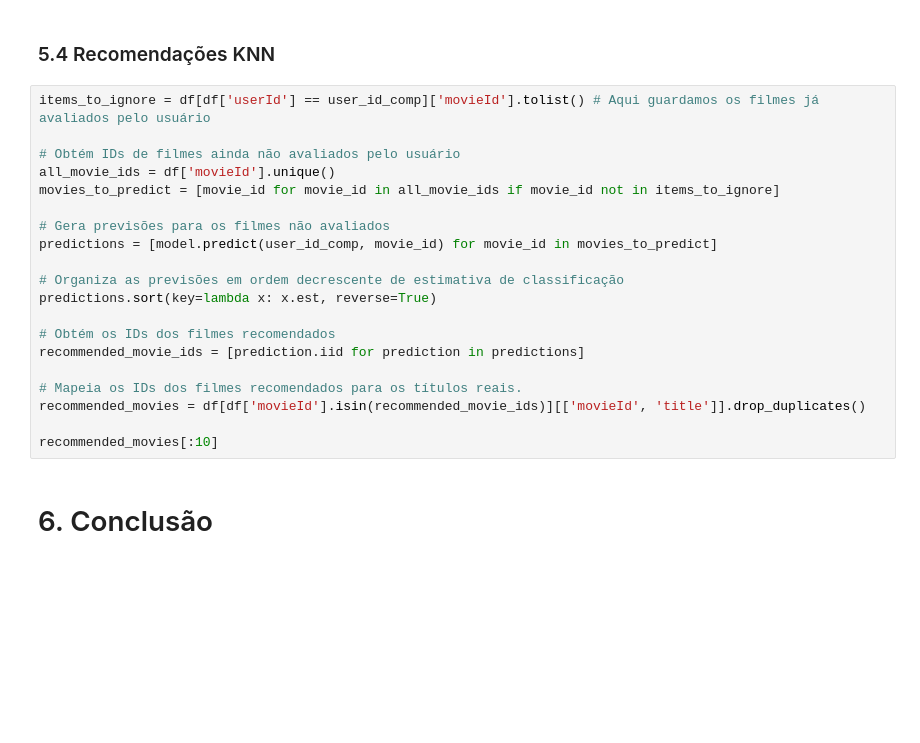
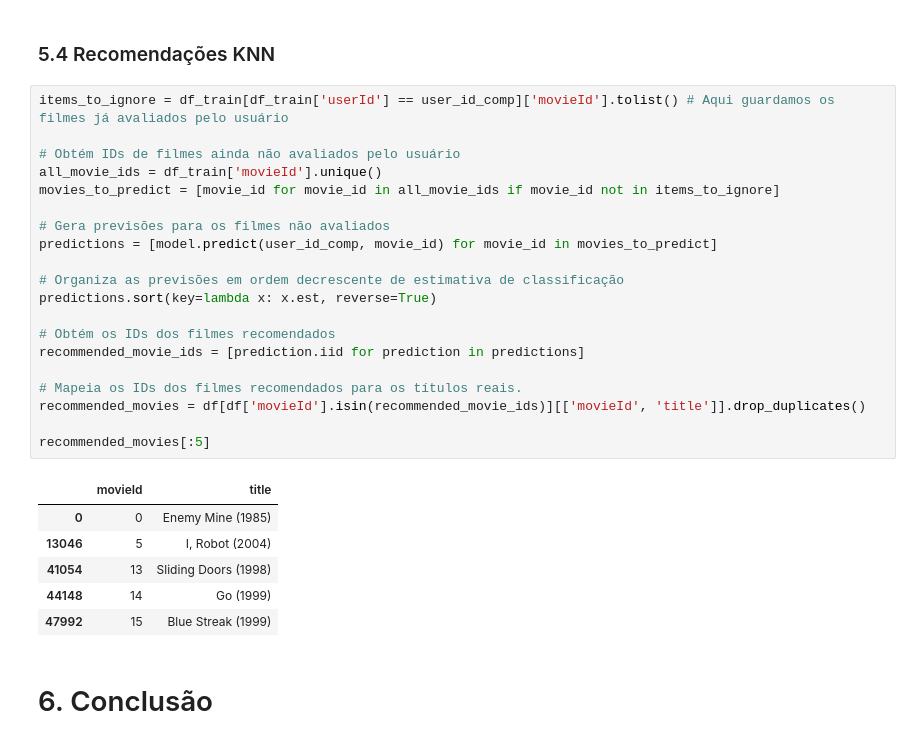
Before and after one commit to israelfs/Movies_Recommendation, a Jupyter notebook: IA_Baseline_e_Apriori.ipynb, the cells around one changed output. Saved outputs shown, nothing was run; the diff lists cells and outputs as text; blank space fills up the shorter version.

```diff
--- a/IA_Baseline_e_Apriori.ipynb
+++ b/IA_Baseline_e_Apriori.ipynb
@@ -880,25 +881,32 @@ df_apriori.head()
 # %% [markdown]
 ### 5.4 Recomendações KNN
 # %%
-items_to_ignore = df[df['userId'] == user_id_comp]['movieId'].tolist() # Aqui guardamos os filmes já avaliados pelo usuário
+items_to_ignore = df_train[df_train['userId'] == user_id_comp]['movieId'].tolist() # Aqui guardamos os filmes já avaliados pelo usuário
 
 # Obtém IDs de filmes ainda não avaliados pelo usuário
-all_movie_ids = df['movieId'].unique()
+all_movie_ids = df_train['movieId'].unique()
 movies_to_predict = [movie_id for movie_id in all_movie_ids if movie_id not in items_to_ignore]
 
 # Gera previsões para os filmes não avaliados
 predictions = [model.predict(user_id_comp, movie_id) for movie_id in movies_to_predict]
 
 # Organiza as previsões em ordem decrescente de estimativa de classificação
 predictions.sort(key=lambda x: x.est, reverse=True)
 
 # Obtém os IDs dos filmes recomendados
 recommended_movie_ids = [prediction.iid for prediction in predictions]
 
 # Mapeia os IDs dos filmes recomendados para os títulos reais.
 recommended_movies = df[df['movieId'].isin(recommended_movie_ids)][['movieId', 'title']].drop_duplicates()
 
-recommended_movies[:10]
+recommended_movies[:5]
+# %% [output]
+|  | movieId | title |
+| 0 | 0 | Enemy Mine (1985) |
+| 13046 | 5 | I, Robot (2004) |
+| 41054 | 13 | Sliding Doors (1998) |
+| 44148 | 14 | Go (1999) |
+| 47992 | 15 | Blue Streak (1999) |
 # %% [markdown]
 # 6. Conclusão
 # %% [markdown]
```
Also changed, not shown: parts of 12 cells of this notebook.
